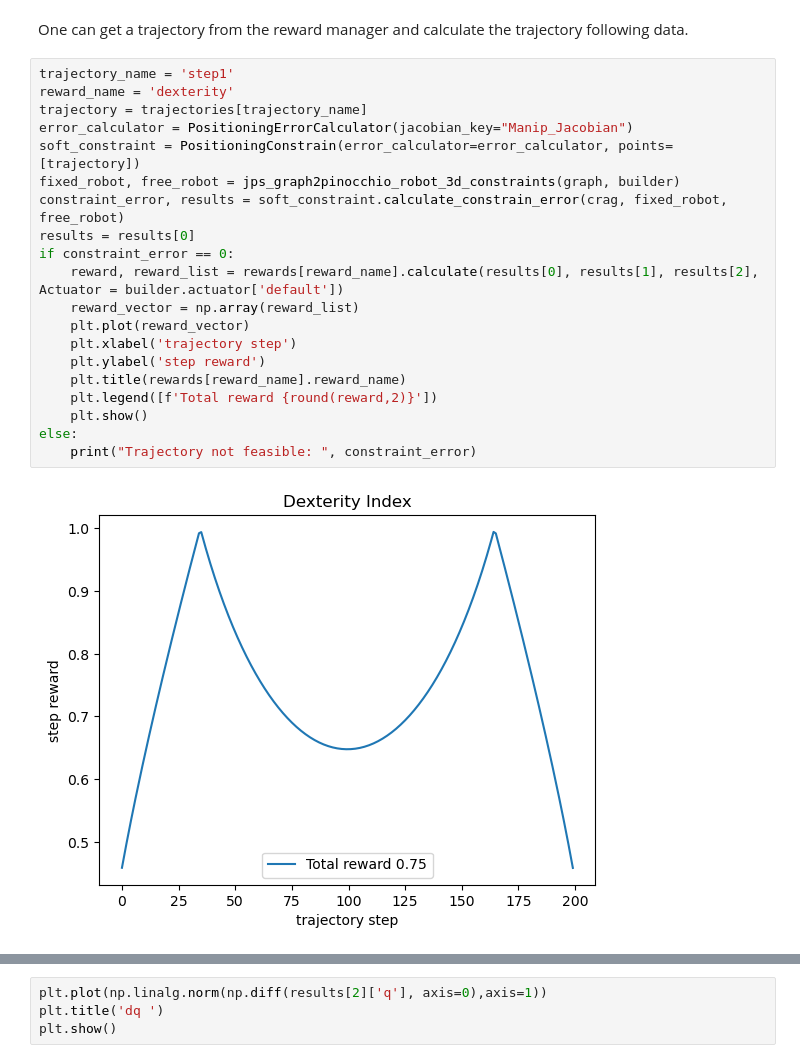
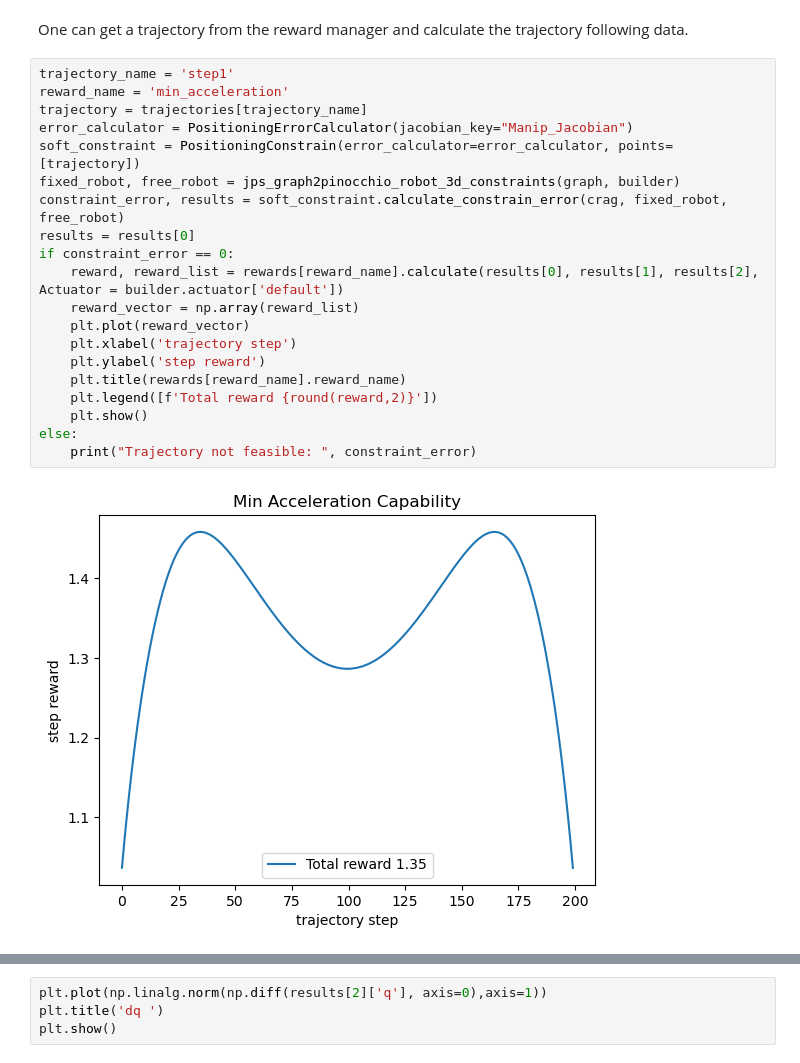
Before and after one commit to LicAiBeerLab/auto-robotics-design, a Jupyter notebook: apps/mechanism_analysis/one_mech_analysis.ipynb, the cells around one changed output, grey strips where cells are left out. Drawn from its saved outputs; the diff is of its cells as text.

```diff
--- a/apps/mechanism_analysis/one_mech_analysis.ipynb
+++ b/apps/mechanism_analysis/one_mech_analysis.ipynb
@@ -125,26 +125,26 @@ dict_keys(['mass', 'actuated_inertia_matrix', 'z_imf', 'trajectory_manipulabilit
 One can get a trajectory from the reward manager and calculate the trajectory following data.
 # %%
 trajectory_name = 'step1'
-reward_name = 'dexterity'
+reward_name = 'min_acceleration'
 trajectory = trajectories[trajectory_name]
 error_calculator = PositioningErrorCalculator(jacobian_key="Manip_Jacobian")
 soft_constraint = PositioningConstrain(error_calculator=error_calculator, points=[trajectory])
 fixed_robot, free_robot = jps_graph2pinocchio_robot_3d_constraints(graph, builder)
 constraint_error, results = soft_constraint.calculate_constrain_error(crag, fixed_robot, free_robot)
 results = results[0]
 if constraint_error == 0:
     reward, reward_list = rewards[reward_name].calculate(results[0], results[1], results[2], Actuator = builder.actuator['default'])
     reward_vector = np.array(reward_list)
     plt.plot(reward_vector)
     plt.xlabel('trajectory step')
     plt.ylabel('step reward')
     plt.title(rewards[reward_name].reward_name)
     plt.legend([f'Total reward {round(reward,2)}'])
     plt.show()
 else:
     print("Trajectory not feasible: ", constraint_error)
 # %% [output]
-[figure, old version]
+[figure, new version]
 # %%
 results[0]['Manip_Jacobian'][-1]
 np.linalg.eigvals(results[0]['Manip_Jacobian'][-1])
```
Also changed, not shown: parts of 1 cell of this notebook, 10 other files.
